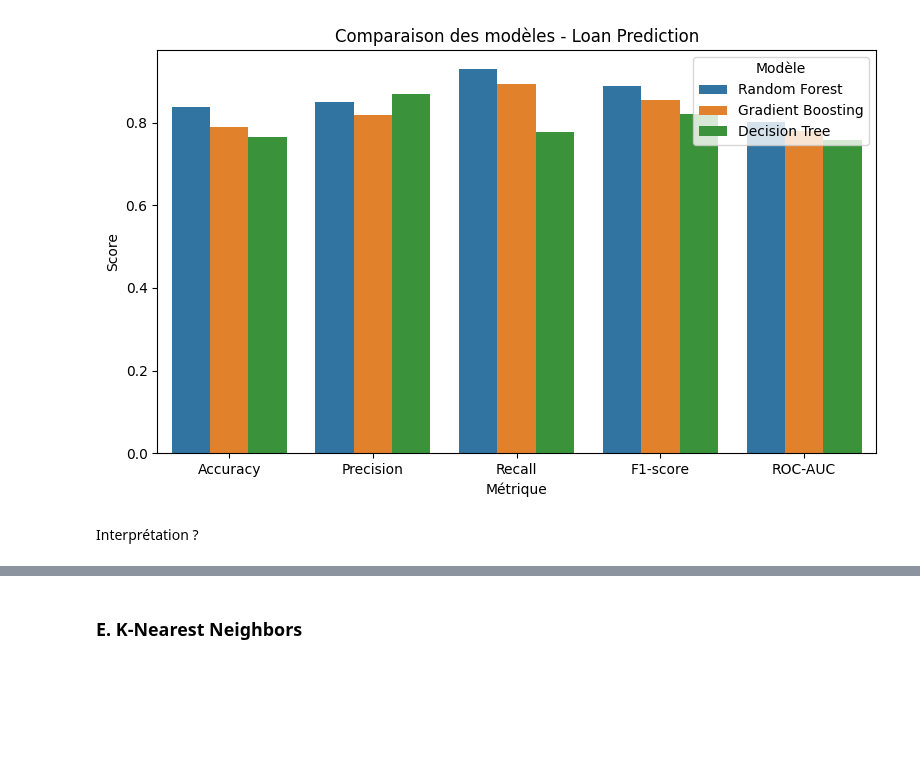
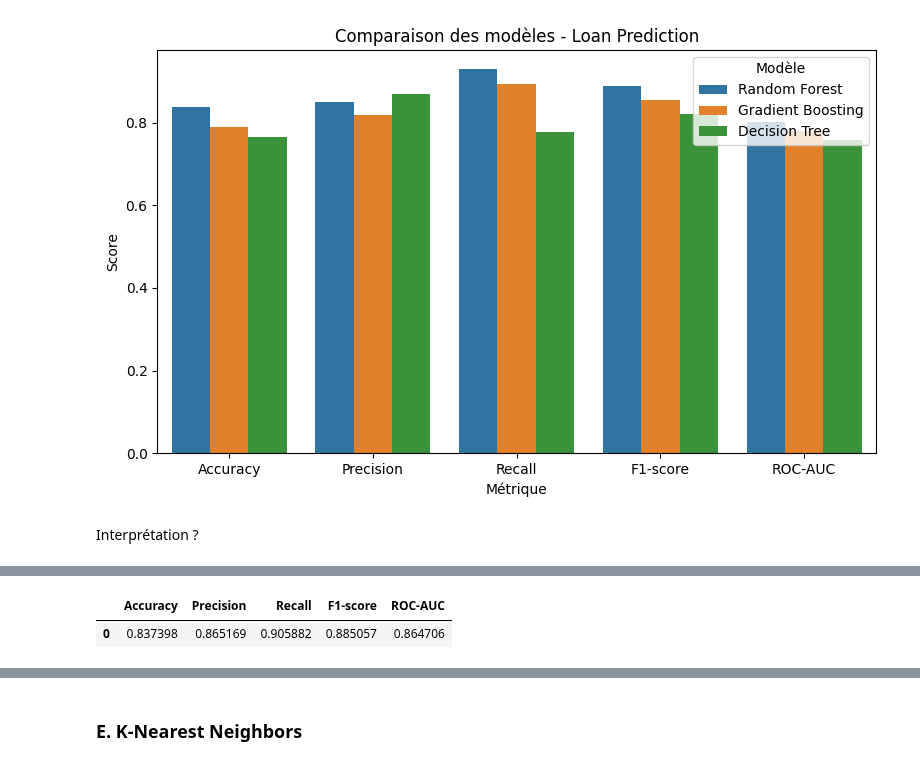
Before and after one commit to ach224/Prediction_eligibilite_pret_bancaire, a Jupyter notebook: Modelisation_Aicha.ipynb, the cells around one changed output, grey strips where cells are left out. Drawn from its saved outputs; the diff is of its cells as text; code cells hidden in the pictures; blank space fills up the shorter version.

```diff
--- a/Modelisation_Aicha.ipynb
+++ b/Modelisation_Aicha.ipynb
@@ -462,0 +490,35 @@ Interprétation ?
+# %%
+from sklearn.linear_model import LogisticRegression
+from sklearn.metrics import (
+    accuracy_score, precision_score, recall_score, f1_score, roc_auc_score,
+    confusion_matrix, RocCurveDisplay
+)
+
+# ====== 1) Création du modèle ======
+log_reg = LogisticRegression(
+    penalty='l2',          # régularisation Ridge
+    solver='liblinear',    # robuste pour petits jeux de données
+    class_weight='balanced', # corrige le déséquilibre des classes
+    max_iter=1000,
+    random_state=42
+)
+
+# ====== 2) Entraînement ======
+log_reg.fit(X_train_scaled, y_train)
+
+# ====== 3) Prédictions ======
+y_pred = log_reg.predict(X_test_scaled)
+y_proba = log_reg.predict_proba(X_test_scaled)[:, 1]
+
+# ====== 4) Évaluation ======
+metrics = {
+    "Accuracy":  accuracy_score(y_test, y_pred),
+    "Precision": precision_score(y_test, y_pred),
+    "Recall":    recall_score(y_test, y_pred),
+    "F1-score":  f1_score(y_test, y_pred),
+    "ROC-AUC":   roc_auc_score(y_test, y_proba)
+}
+pd.DataFrame([metrics])
+# %% [output]
+|  | Accuracy | Precision | Recall | F1-score | ROC-AUC |
+| 0 | 0.837398 | 0.865169 | 0.905882 | 0.885057 | 0.864706 |
```
Also changed, not shown: parts of 5 cells of this notebook.
